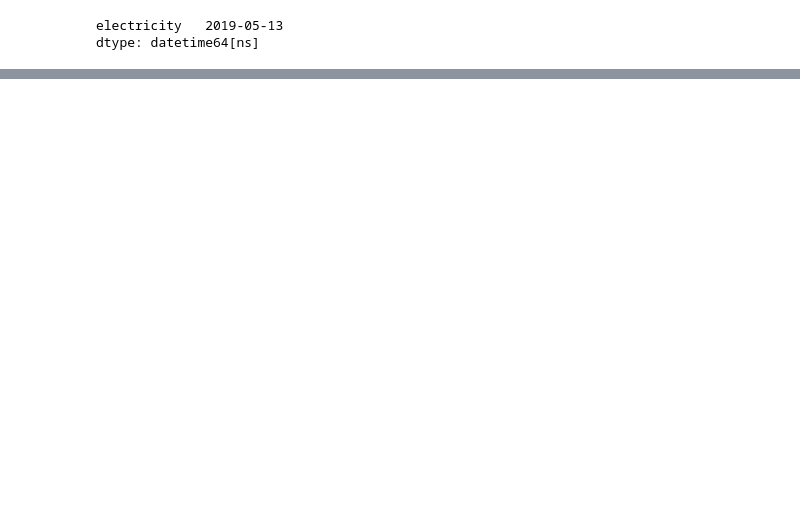
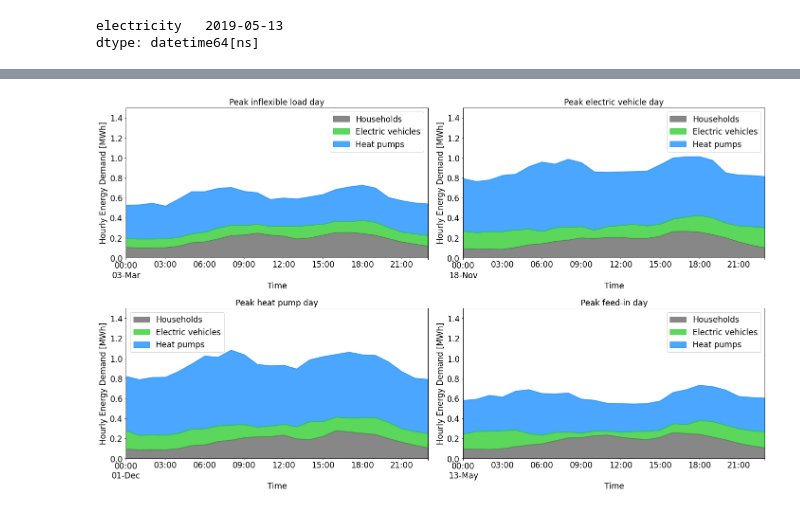
Before and after one commit to leloq/dynamic-tariffs-in-distribution-grids, a Jupyter notebook: 00 Set Up Cases.ipynb, the cells around one changed output, grey strips where cells are left out. Cells and saved outputs as stored; diff of their text form; code cells hidden in the pictures; blank space fills up the shorter version.

```diff
--- a/00 Set Up Cases.ipynb
+++ b/00 Set Up Cases.ipynb
@@ -270,0 +296,28 @@ Text(0.5, 0, 'Time')
+# %%
+# plotting original consumption on the four type days
+
+plt.rcParams.update({'font.size': 17})
+dates = ['2019-03-03', '2019-11-18', '2019-12-01', '2019-05-13']
+titles = ['Peak inflexible load day', 'Peak electric vehicle day', 'Peak heat pump day', 'Peak feed-in day']
+
+fig, axes = plt.subplots(2, 2, figsize=(20, 12))  # 2x2 grid of subplots
+
+for i, (date, title) in enumerate(zip(dates, titles)):
+    day_start = pd.to_datetime(date).tz_localize('UTC')
+    day_end = day_start + pd.Timedelta(days=1) - pd.Timedelta(seconds=1)
+
+    day_data = consumption_df.loc[day_start:day_end]
+    ax = axes[i // 2, i % 2]
+    day_data.plot.area(ax=ax, color=["dimgray", "limegreen", "dodgerblue"], alpha=0.8)
+
+    # plotting
+    ax.set_title(title, fontsize=17)
+    ax.set_ylabel("Hourly Energy Demand [MWh]", fontsize=17)
+    ax.set_xlabel("Time", fontsize=17)
+    ax.set_ylim([0, 1.5])
+    ax.grid(False)
+
+plt.tight_layout()
+plt.show()
+# %% [output]
+[figure, added]
```
Also changed, not shown: parts of 11 cells of this notebook, 11 other files.
